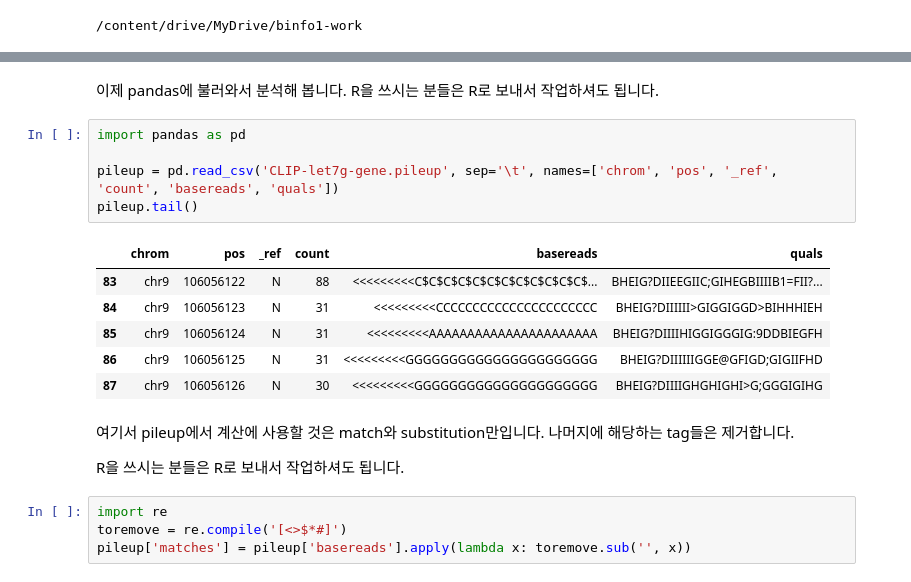
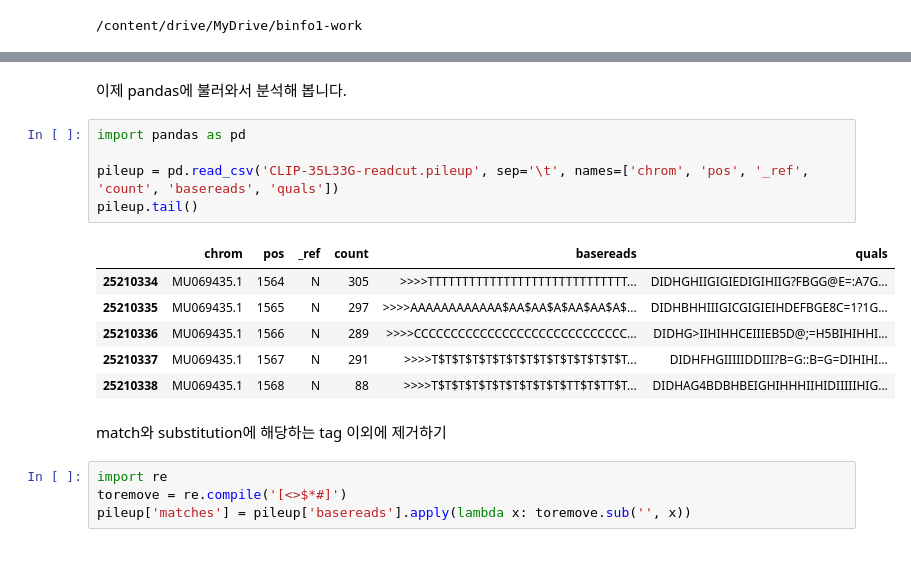
Before and after one commit to juseonmin/bioinfo, a Jupyter notebook: CoLab_TermProj_2022_3.ipynb, the cells around one changed output, grey strips where cells are left out. Drawn from its saved outputs; the diff is of its cells as text.

```diff
--- a/CoLab_TermProj_2022_3.ipynb
+++ b/CoLab_TermProj_2022_3.ipynb
@@ -207,21 +86,19 @@ chr9    106056048       N       32      <<<<<<<<<GGGGGGGGGGGGGGGGGGGGGGG
 # %% [markdown]
-이제 pandas에 불러와서 분석해 봅니다. R을 쓰시는 분들은 R로 보내서 작업하셔도 됩니다.
+이제 pandas에 불러와서 분석해 봅니다.
 # %%
 import pandas as pd
 
-pileup = pd.read_csv('CLIP-let7g-gene.pileup', sep='\t', names=['chrom', 'pos', '_ref', 'count', 'basereads', 'quals'])
+pileup = pd.read_csv('CLIP-35L33G-readcut.pileup', sep='\t', names=['chrom', 'pos', '_ref', 'count', 'basereads', 'quals'])
 pileup.tail()
 # %% [output]
 |  | chrom | pos | _ref | count | basereads | quals |
-| 83 | chr9 | 106056122 | N | 88 | <<<<<<<<<C$C$C$C$C$C$C$C$C$C$C$C$... | BHEIG?DIIEEGIIC;GIHEGBIIIIB1=FII?... |
-| 84 | chr9 | 106056123 | N | 31 | <<<<<<<<<CCCCCCCCCCCCCCCCCCCCCC | BHEIG?DIIIIII>GIGGIGGD>BIHHHIEH |
-| 85 | chr9 | 106056124 | N | 31 | <<<<<<<<<AAAAAAAAAAAAAAAAAAAAAA | BHEIG?DIIIIHIGGIGGGIG:9DDBIEGFH |
-| 86 | chr9 | 106056125 | N | 31 | <<<<<<<<<GGGGGGGGGGGGGGGGGGGGGG | BHEIG?DIIIIIIGGE@GFIGD;GIGIIFHD |
-| 87 | chr9 | 106056126 | N | 30 | <<<<<<<<<GGGGGGGGGGGGGGGGGGGGG | BHEIG?DIIIIGHGHIGHI>G;GGGIGIHG |
+| 25210334 | MU069435.1 | 1564 | N | 305 | >>>>TTTTTTTTTTTTTTTTTTTTTTTTTTTTT... | DIDHGHIIGIGIEDIGIHIIG?FBGG@E=:A7G... |
+| 25210335 | MU069435.1 | 1565 | N | 297 | >>>>AAAAAAAAAAAA$AA$AA$A$AA$AA$A$... | DIDHBHHIIIGICGIGIEIHDEFBGE8C=1?1G... |
+| 25210336 | MU069435.1 | 1566 | N | 289 | >>>>CCCCCCCCCCCCCCCCCCCCCCCCCCCCC... | DIDHG>IIHIHHCEIIIEB5D@;=H5BIHIHHI... |
+| 25210337 | MU069435.1 | 1567 | N | 291 | >>>>T$T$T$T$T$T$T$T$T$T$T$T$T$T$T... | DIDHFHGIIIIIDDIII?B=G::B=G=DIHIHI... |
+| 25210338 | MU069435.1 | 1568 | N | 88 | >>>>T$T$T$T$T$T$T$T$T$T$TT$T$TT$T... | DIDHAG4BDBHBEIGHIHHHIIHIDIIIIIHIG... |
-# %% [markdown]
-여기서 pileup에서 계산에 사용할 것은 match와 substitution만입니다. 나머지에 해당하는 tag들은 제거합니다.
-
-R을 쓰시는 분들은 R로 보내서 작업하셔도 됩니다.
+# %% [markdown]
+match와 substitution에 해당하는 tag 이외에 제거하기
 # %%
 import re
 toremove = re.compile('[<>$*#]')
```
Also changed, not shown: parts of 44 cells of this notebook.
